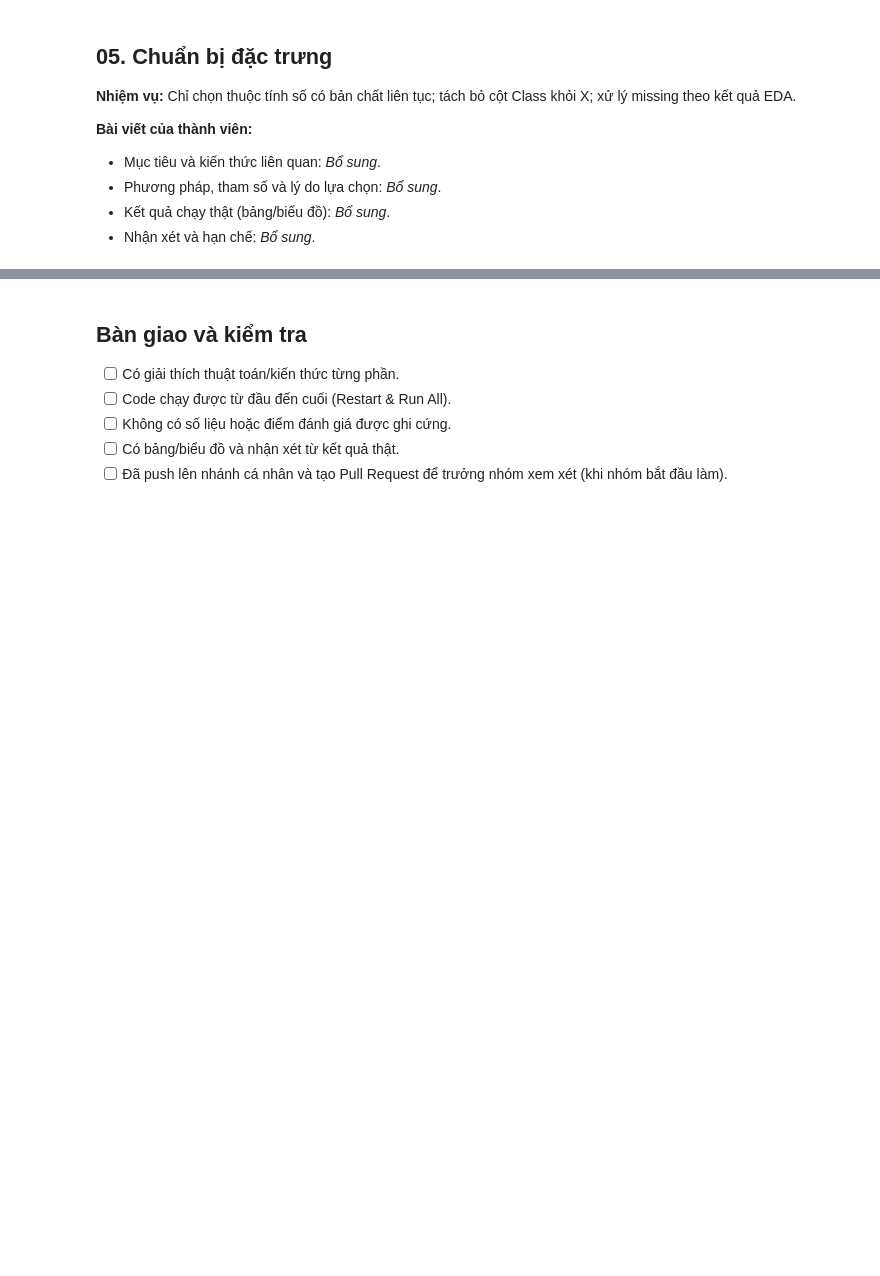
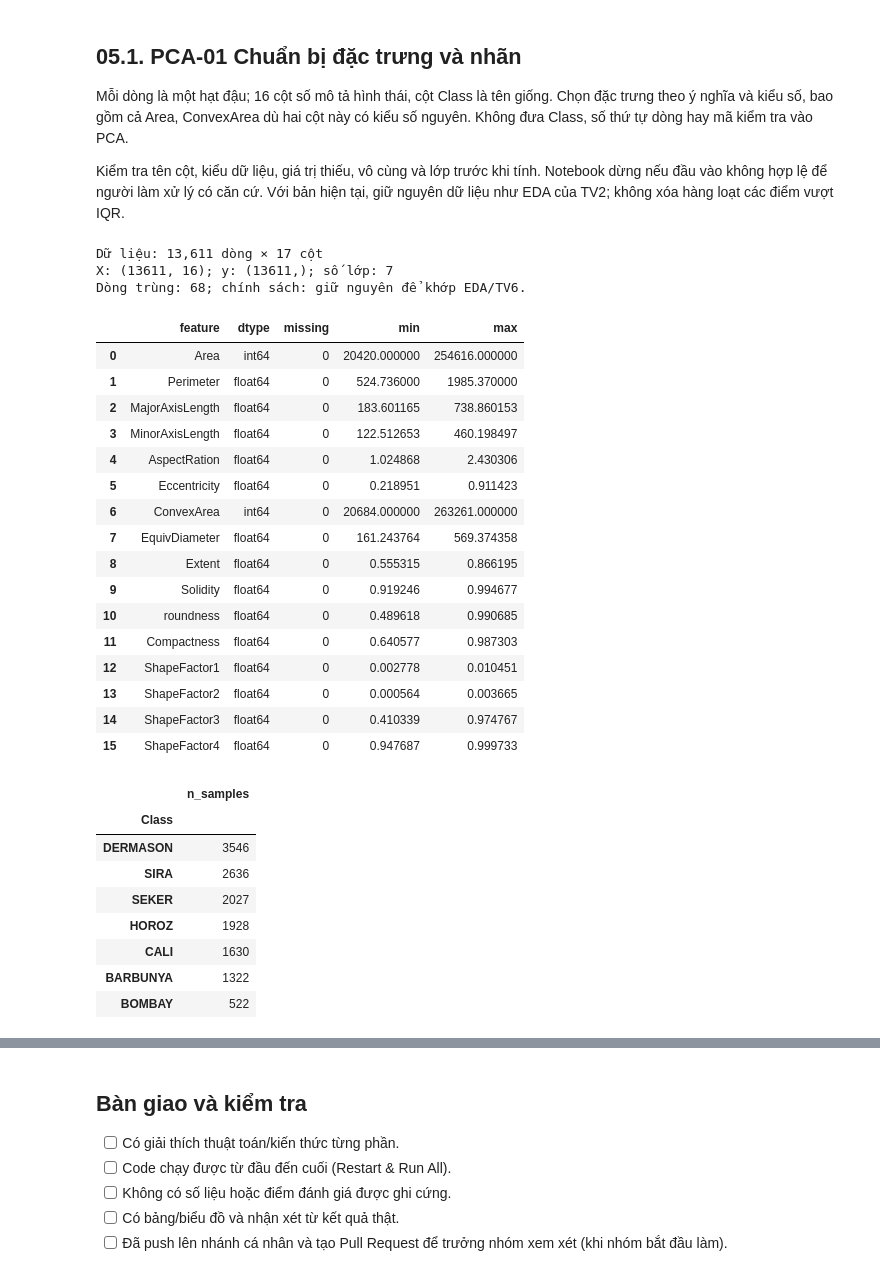
Before and after one commit to tanlen06-debug/Khai_Thac_Du_Lieu_Gr6, a Jupyter notebook: notebooks/linh.ipynb, the cells around one changed output, grey strips where cells are left out. Cells and saved outputs as stored; diff of their text form; code cells hidden in the pictures; blank space fills up the shorter version.

```diff
--- a/notebooks/linh.ipynb
+++ b/notebooks/linh.ipynb
@@ -26,15 +82,71 @@ print("Project root:", ROOT)
 # %% [markdown]
-## 05. Chuẩn bị đặc trưng
+## 05.1. PCA-01 Chuẩn bị đặc trưng và nhãn
+Mỗi dòng là một hạt đậu; 16 cột số mô tả hình thái, cột Class là tên giống. Chọn đặc trưng theo ý nghĩa và kiểu số, bao gồm cả Area, ConvexArea dù hai cột này có kiểu số nguyên. Không đưa Class, số thứ tự dòng hay mã kiểm tra vào PCA.
 
-**Nhiệm vụ:** Chỉ chọn thuộc tính số có bản chất liên tục; tách bỏ cột Class khỏi X; xử lý missing theo kết quả EDA.
-
-**Bài viết của thành viên:**
-
-- Mục tiêu và kiến thức liên quan: _Bổ sung_.
-- Phương pháp, tham số và lý do lựa chọn: _Bổ sung_.
-- Kết quả chạy thật (bảng/biểu đồ): _Bổ sung_.
-- Nhận xét và hạn chế: _Bổ sung_.
+Kiểm tra tên cột, kiểu dữ liệu, giá trị thiếu, vô cùng và lớp trước khi tính. Notebook dừng nếu đầu vào không hợp lệ để người làm xử lý có căn cứ. Với bản hiện tại, giữ nguyên dữ liệu như EDA của TV2; không xóa hàng loạt các điểm vượt IQR.
 # %%
-# TODO (linh, 05. Chuẩn bị đặc trưng): viet code thuc nghiem tai day.
-# Luu y: giu nhan Class ra khoi X khi huan luyen/gom cum neu phu hop.
+df = pd.read_csv(csv_path, encoding="utf-8-sig")
+FEATURE_COLUMNS = [
+    "Area", "Perimeter", "MajorAxisLength", "MinorAxisLength",
+    "AspectRation", "Eccentricity", "ConvexArea", "EquivDiameter",
+    "Extent", "Solidity", "roundness", "Compactness",
+    "ShapeFactor1", "ShapeFactor2", "ShapeFactor3", "ShapeFactor4",
+]
+EXPECTED_CLASSES = {"BARBUNYA", "BOMBAY", "CALI", "DERMASON", "HOROZ", "SEKER", "SIRA"}
+assert df.columns.is_unique, "Có tên cột bị trùng."
+assert set(df.columns) == set(FEATURE_COLUMNS + ["Class"]), "Cấu trúc cột không đúng dữ liệu nhóm."
+
+X = df.loc[:, FEATURE_COLUMNS].copy()
+y = df["Class"].copy()
+assert X.select_dtypes(include="number").shape[1] == 16, "Có đặc trưng chưa ở kiểu số."
+assert "Class" not in X.columns and X.shape[1] == 16
+assert not df.isna().any().any(), "Có dữ liệu thiếu; cần đối chiếu TV2 trước khi tiếp tục."
+assert np.isfinite(X.to_numpy(dtype=float)).all(), "Có giá trị vô cùng trong đặc trưng."
+assert set(y.unique()) == EXPECTED_CLASSES, "Nhãn lớp không khớp 7 giống đậu."
+assert (X.std(ddof=0) > 0).all(), "Có cột hằng; cần thống nhất cách xử lý."
+
+duplicate_count = int(df.duplicated().sum())
+feature_summary = pd.DataFrame({
+    "feature": X.columns,
+    "dtype": X.dtypes.astype(str).to_numpy(),
+    "missing": X.isna().sum().to_numpy(),
+    "min": X.min().to_numpy(),
+    "max": X.max().to_numpy(),
+})
+print(f"Dữ liệu: {df.shape[0]:,} dòng × {df.shape[1]} cột")
+print(f"X: {X.shape}; y: {y.shape}; số lớp: {y.nunique()}")
+print(f"Dòng trùng: {duplicate_count}; chính sách: giữ nguyên để khớp EDA/TV6.")
+display(feature_summary)
+display(y.value_counts().rename_axis("Class").to_frame("n_samples"))
+feature_summary.to_csv(TABLES_DIR / "tv3_feature_summary.csv", index=False, encoding="utf-8-sig")
+# %% [output]
+Dữ liệu: 13,611 dòng × 17 cột
+X: (13611, 16); y: (13611,); số lớp: 7
+Dòng trùng: 68; chính sách: giữ nguyên để khớp EDA/TV6.
+|  | feature | dtype | missing | min | max |
+| 0 | Area | int64 | 0 | 20420.000000 | 254616.000000 |
+| 1 | Perimeter | float64 | 0 | 524.736000 | 1985.370000 |
+| 2 | MajorAxisLength | float64 | 0 | 183.601165 | 738.860153 |
+| 3 | MinorAxisLength | float64 | 0 | 122.512653 | 460.198497 |
+| 4 | AspectRation | float64 | 0 | 1.024868 | 2.430306 |
+| 5 | Eccentricity | float64 | 0 | 0.218951 | 0.911423 |
+| 6 | ConvexArea | int64 | 0 | 20684.000000 | 263261.000000 |
+| 7 | EquivDiameter | float64 | 0 | 161.243764 | 569.374358 |
+| 8 | Extent | float64 | 0 | 0.555315 | 0.866195 |
+| 9 | Solidity | float64 | 0 | 0.919246 | 0.994677 |
+| 10 | roundness | float64 | 0 | 0.489618 | 0.990685 |
+| 11 | Compactness | float64 | 0 | 0.640577 | 0.987303 |
+| 12 | ShapeFactor1 | float64 | 0 | 0.002778 | 0.010451 |
+| 13 | ShapeFactor2 | float64 | 0 | 0.000564 | 0.003665 |
+| 14 | ShapeFactor3 | float64 | 0 | 0.410339 | 0.974767 |
+| 15 | ShapeFactor4 | float64 | 0 | 0.947687 | 0.999733 |
+|  | n_samples |
+| Class |  |
+| DERMASON | 3546 |
+| SIRA | 2636 |
+| SEKER | 2027 |
+| HOROZ | 1928 |
+| CALI | 1630 |
+| BARBUNYA | 1322 |
+| BOMBAY | 522 |
 # %% [markdown]
```
Also changed, not shown: parts of 18 cells of this notebook, 7 other files.
